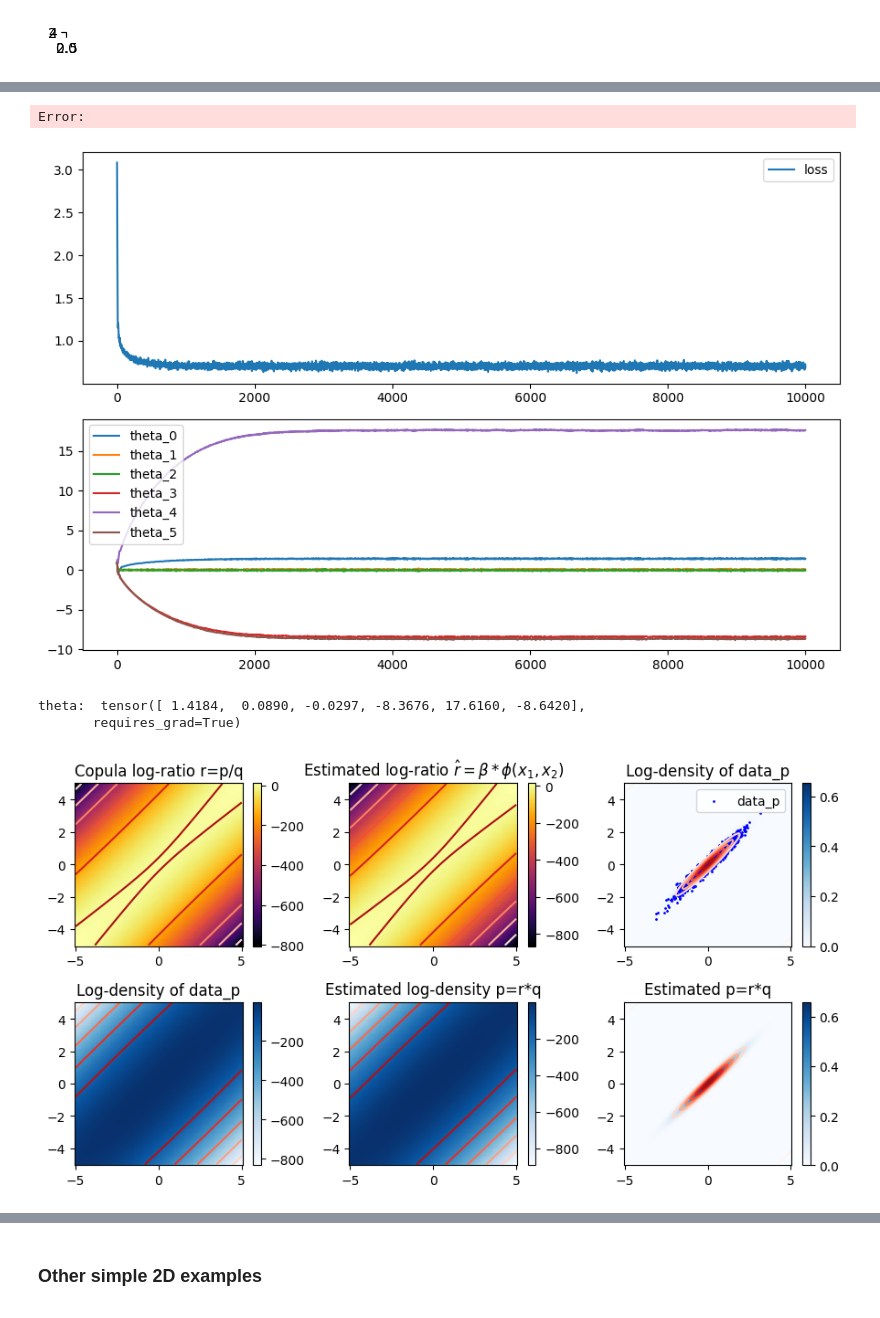
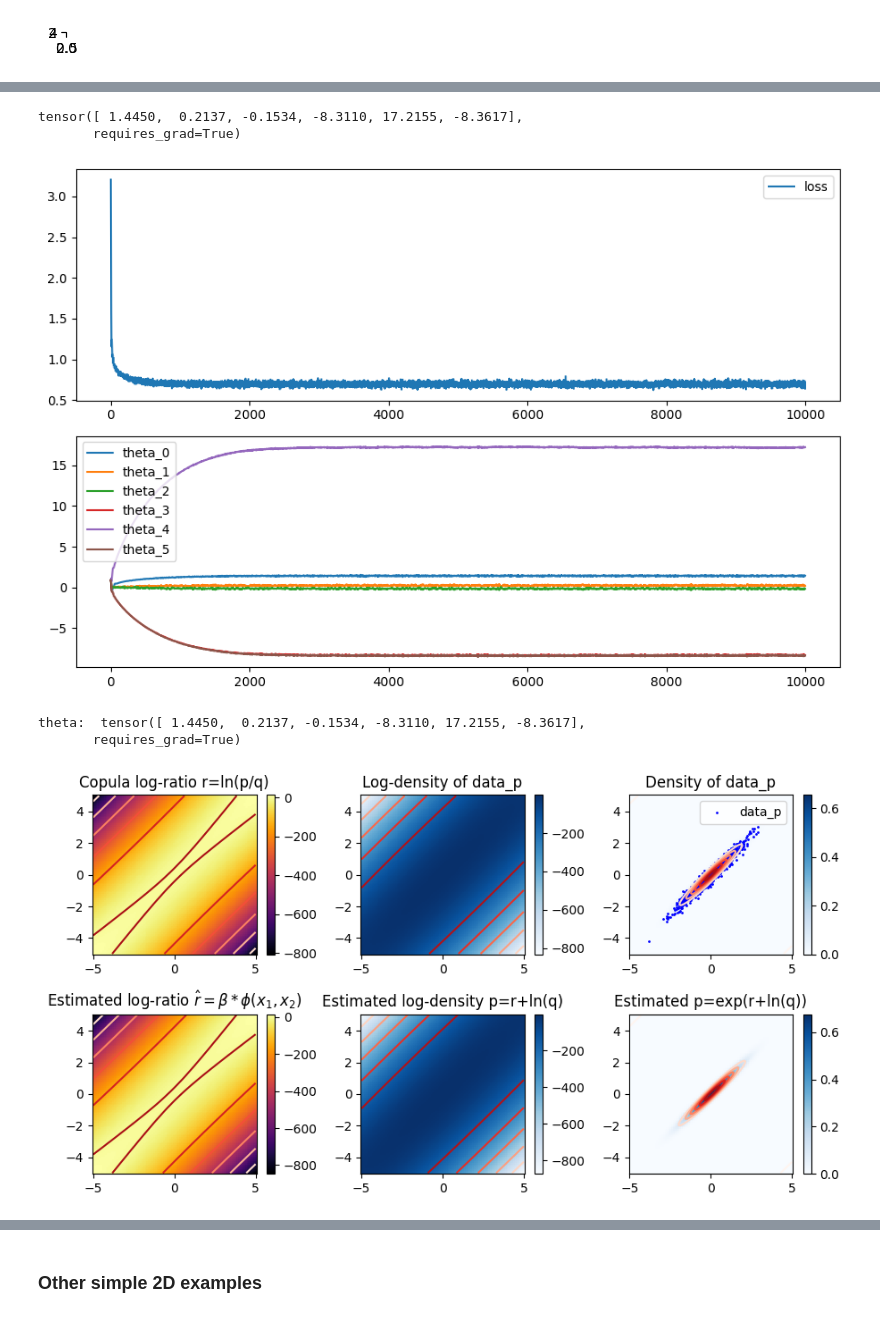
Before and after one commit to Huk-David/Ratio-Copula, a Jupyter notebook: Copula by Ratio Estimation/first_test.ipynb, the cells around one changed output, grey strips where cells are left out. Cells and saved outputs as stored; diff of their text form; code cells hidden in the pictures.

```diff
--- a/Copula by Ratio Estimation/first_test.ipynb
+++ b/Copula by Ratio Estimation/first_test.ipynb
@@ -126,14 +126,15 @@ import scipy.stats as scs
 from tqdm import tqdm
 
 theta = torch.tensor(torch.ones(6), requires_grad=True) # d=2: 6 parameters, d=3: 10 parameters, d=4: 15 parameters, d=5: 21 parameters
-data_p = torch.tensor(scs.multivariate_normal.rvs(mean = [0,0], cov = [[1,0.97],[0.97,1]], size = 1000))
+rho = 0.97
+data_p = torch.tensor(scs.multivariate_normal.rvs(mean = [0,0], cov = [[1,rho],[rho,1]], size = 1000))
 data_q = torch.tensor(np.random.permutation(data_p))
 data_p.requires_grad = False
 data_q.requires_grad = False
 
 theta_history = []
 loss_history = []
-learning_rate = 0.1
+learning_rate = 0.12
 basis_degree = 2
 optimizer = optim.Adam([theta], lr=learning_rate)
 
@@ -153,7 +154,8 @@ for t in tqdm(range(10000)):
 
 print(theta)
 # %% [output]
-Error:
+tensor([ 1.4450,  0.2137, -0.1534, -8.3110, 17.2155, -8.3617],
+       requires_grad=True)
 # %%
 fig, axs = plt.subplots(2, 1, figsize=(9, 6))
 
@@ -169,58 +171,60 @@ plt.tight_layout()
 plt.show()
 print('theta: ', theta) # tensor([ 1.3524, -0.0822,  0.1119, -6.8440, -6.5374, 13.7761]
 # %% [output]
-[figure, old version]
+[figure, new version]
-theta:  tensor([ 1.4184,  0.0890, -0.0297, -8.3676, 17.6160, -8.6420],
+theta:  tensor([ 1.4450,  0.2137, -0.1534, -8.3110, 17.2155, -8.3617],
        requires_grad=True)
 # %%
 fig, axs = plt.subplots(2, 3, figsize=(9, 5))
 
 # Plot of Gaussian Copula ratio r=p/q
-px = scs.multivariate_normal.logpdf(x = uvinput, mean = [0,0], cov = [[1,0.97],[0.97,1]])-scs.norm.logpdf(x = uvinput[:,0])-scs.norm.logpdf(x = uvinput[:,1])
+px = scs.multivariate_normal.logpdf(x = uvinput, mean = [0,0], cov = [[1,rho],[rho,1]])-scs.norm.logpdf(x = uvinput[:,0])-scs.norm.logpdf(x = uvinput[:,1])
 contour_plot = axs[0,0].pcolormesh(xgrid.numpy(), ygrid.numpy(), px.reshape(100, 100), cmap='inferno')
 fig.colorbar(contour_plot, ax=axs[0,0])
 axs[0,0].contour(xgrid.numpy(), ygrid.numpy(), px.reshape(100, 100), cmap='Reds')
-axs[0,0].set_title('Copula log-ratio r=p/q')
+axs[0,0].set_title('Copula log-ratio r=ln(p/q)')
 
 # Plot of ratio
 ratio = log_ratio(theta = theta, data = uvinput, degree=basis_degree).detach().numpy()
-ratio_plot = axs[0,1].pcolormesh(xgrid.numpy(), ygrid.numpy(), ratio.reshape(100, 100), cmap='inferno')
-fig.colorbar(ratio_plot, ax=axs[0,1])
-axs[0,1].contour(xgrid.numpy(), ygrid.numpy(), ratio.reshape(100, 100), cmap='Reds')
-axs[0,1].set_title(r'Estimated log-ratio $\hat{r}=\beta *\phi(x_1,x_2)$')
+ratio_plot = axs[1,0].pcolormesh(xgrid.numpy(), ygrid.numpy(), ratio.reshape(100, 100), cmap='inferno')
+fig.colorbar(ratio_plot, ax=axs[1,0])
+axs[1,0].contour(xgrid.numpy(), ygrid.numpy(), ratio.reshape(100, 100), cmap='Reds')
+axs[1,0].set_title(r'Estimated log-ratio $\hat{r}=\beta *\phi(x_1,x_2)$')
 
 # Plot of joint density of data_p
-density_p = scs.multivariate_normal.logpdf(x = uvinput, mean = [0,0], cov = [[1,0.97],[0.97,1]])
-density_p_plot = axs[1,0].pcolormesh(xgrid.numpy(), ygrid.numpy(), density_p.reshape(100, 100), cmap='Blues')
-fig.colorbar(density_p_plot, ax=axs[1,0])
-axs[1,0].contour(xgrid.numpy(), ygrid.numpy(), density_p.reshape(100, 100), cmap='Reds')
-axs[1,0].set_title('Log-density of data_p')
+density_p = scs.multivariate_normal.logpdf(x = uvinput, mean = [0,0], cov = [[1,rho],[rho,1]])
+density_p_plot = axs[0,1].pcolormesh(xgrid.numpy(), ygrid.numpy(), density_p.reshape(100, 100), cmap='Blues')
+fig.colorbar(density_p_plot, ax=axs[0,1])
+axs[0,1].contour(xgrid.numpy(), ygrid.numpy(), density_p.reshape(100, 100), cmap='Reds')
+axs[0,1].set_title('Log-density of data_p')
 
 # Plot of estimated p=exp(r)*q
 ratio_joint = ratio.reshape(100, 100)+scs.multivariate_normal.logpdf(x = uvinput, mean = [0,0], cov = [[1,0],[0,1]]).reshape(100, 100)
 density_ratio_joint = axs[1,1].pcolormesh(xgrid.numpy(), ygrid.numpy(), ratio_joint, cmap='Blues')
 fig.colorbar(density_ratio_joint, ax=axs[1,1])
 axs[1,1].contour(xgrid.numpy(), ygrid.numpy(), ratio_joint, cmap='Reds')
-axs[1,1].set_title('Estimated log-density p=r*q')
+axs[1,1].set_title('Estimated log-density p=r+ln(q)')
 
 # Plot of datap
-density_p = scs.multivariate_normal.pdf(x = uvinput, mean = [0,0], cov = [[1,0.97],[0.97,1]])
+density_p = scs.multivariate_normal.pdf(x = uvinput, mean = [0,0], cov = [[1,rho],[rho,1]])
 density_p_plot = axs[0,2].pcolormesh(xgrid.numpy(), ygrid.numpy(), density_p.reshape(100, 100), cmap='Blues')
 fig.colorbar(density_p_plot, ax=axs[0,2])
 axs[0,2].contour(xgrid.numpy(), ygrid.numpy(), density_p.reshape(100, 100), cmap='Reds')
 axs[0,2].scatter(data_p[:, 0], data_p[:, 1], s=1, color='blue', label='data_p')
 axs[0,2].legend()
-axs[0,2].set_title('Log-density of data_p')
+axs[0,2].set_title('Density of data_p')
 
 # Plot of estimated p=exp(r)*q
 ratio_joint = ratio.reshape(100, 100)+scs.multivariate_normal.logpdf(x = uvinput, mean = [0,0], cov = [[1,0],[0,1]]).reshape(100, 100)
 density_ratio_joint = axs[1,2].pcolormesh(xgrid.numpy(), ygrid.numpy(), np.exp(ratio_joint), cmap='Blues')
 fig.colorbar(density_ratio_joint, ax=axs[1,2])
 axs[1,2].contour(xgrid.numpy(), ygrid.numpy(), np.exp(ratio_joint), cmap='Reds')
-axs[1,2].set_title('Estimated p=r*q')
+axs[1,2].set_title('Estimated p=exp(r+ln(q))')
+
+
 
 
 plt.tight_layout()
 plt.show()
 # %% [output]
-[figure, old version]
+[figure, new version]
```
Also changed, not shown: parts of 2 cells of this notebook, 1 other file.
